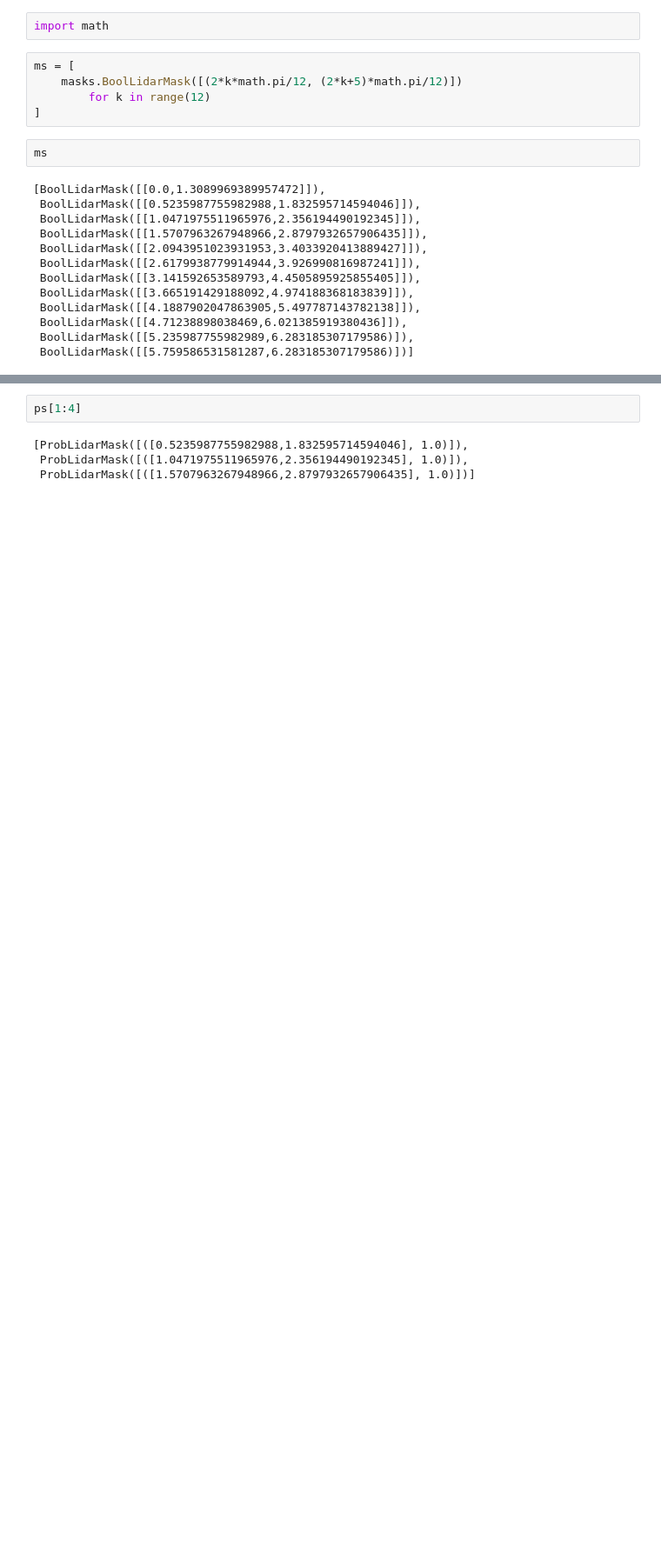
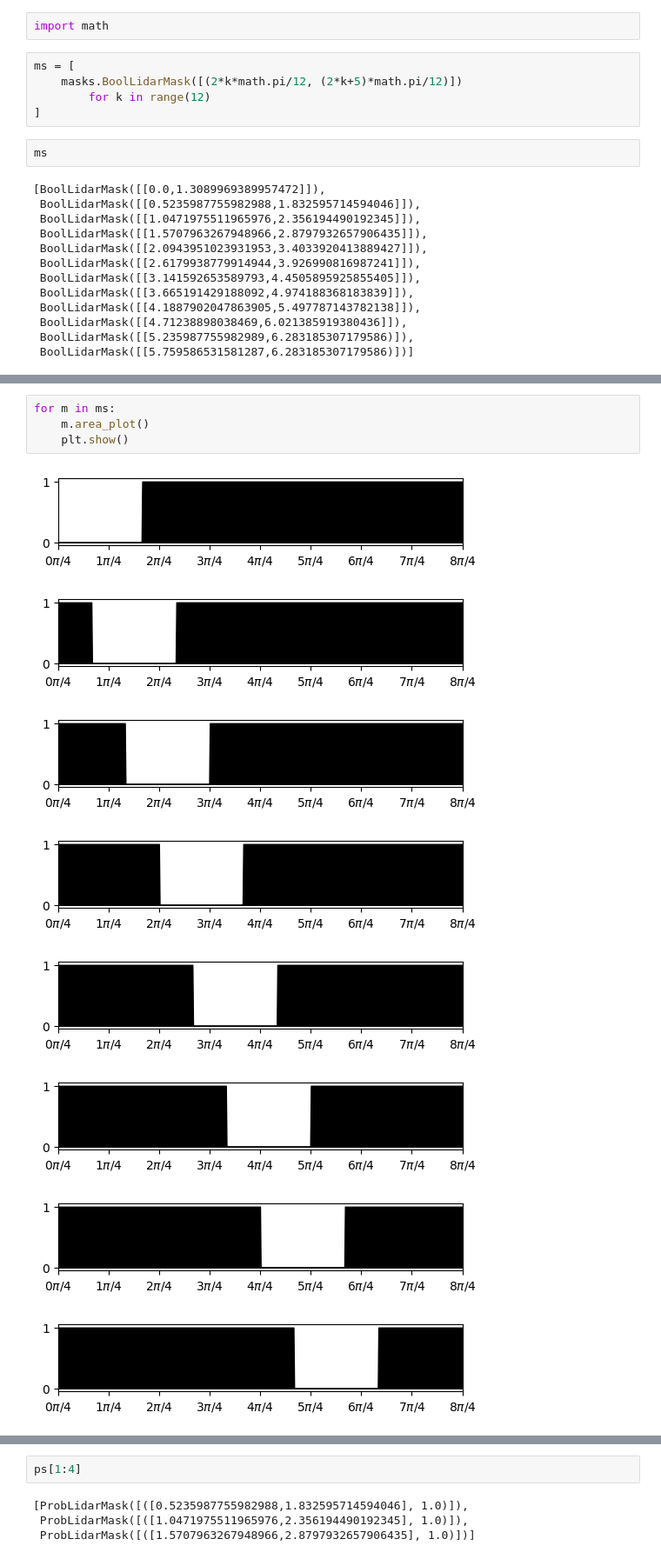
Before and after one commit to twright/Turtlebot-Sim, a Jupyter notebook: notebooks/Lidar Masking Examples.ipynb, the cells around one changed output, grey strips where cells are left out. Shown: that part at 87% size. Drawn from its saved outputs; the diff is of its cells as text; blank space fills up the shorter version.

```diff
--- a/notebooks/Lidar Masking Examples.ipynb
+++ b/notebooks/Lidar Masking Examples.ipynb
@@ -44,0 +93,13 @@ ms
+# %%
+for m in ms:
+    m.area_plot()
+    plt.show()
+# %% [output]
+[figure, added]
+[figure, added]
+[figure, added]
+[figure, added]
+[figure, added]
+[figure, added]
+[figure, added]
+[figure, added]
```
Also changed, not shown: parts of 35 cells of this notebook, 3 other files.
